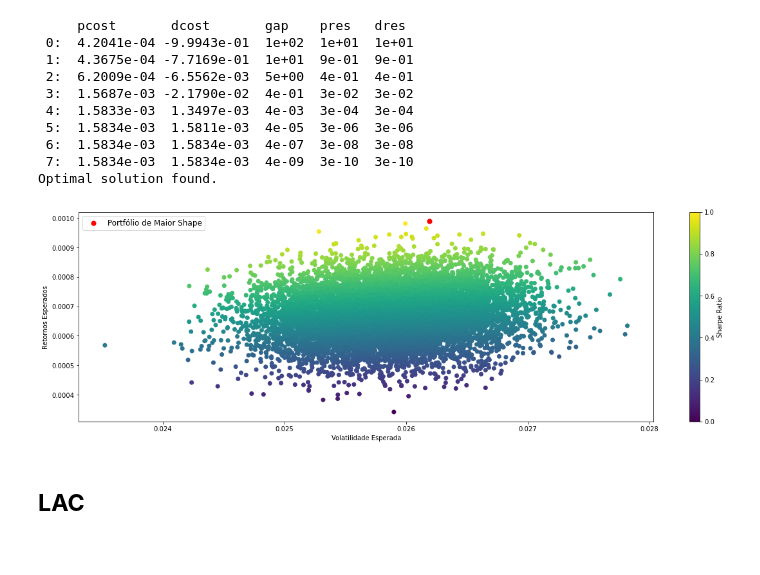
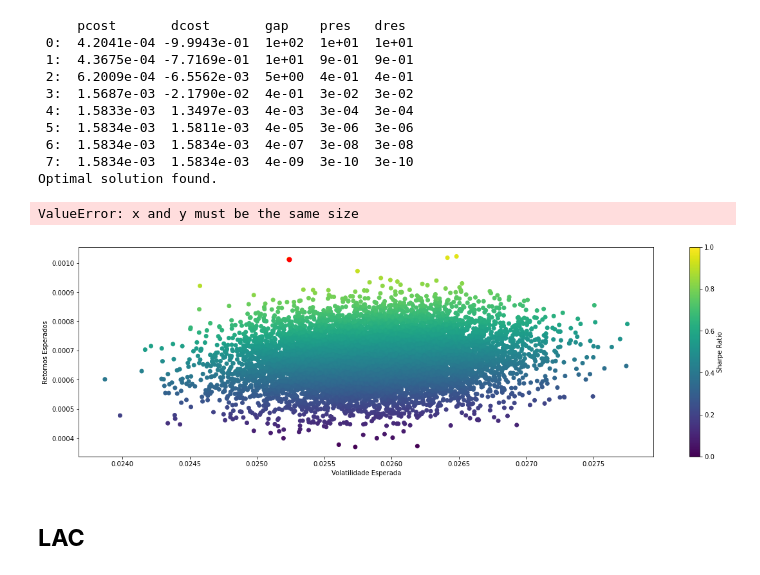
Before and after one commit to Insper-Data/Financas-2021.2, a Jupyter notebook: Codigo/Markowitz_working-Copy1.ipynb, the cells around one changed output. Drawn from its saved outputs; the diff is of its cells as text; code cells hidden in the pictures.

```diff
--- a/Codigo/Markowitz_working-Copy1.ipynb
+++ b/Codigo/Markowitz_working-Copy1.ipynb
@@ -175,6 +171,8 @@ b = co.matrix([ret_i, 1])
 res = co.solvers.qp(P = p, q = q, A = a, b = b, G = g, h = h)
 
 res = np.array(res['x'])
+
+res1 = res[0:]
 # %% [output]
      pcost       dcost       gap    pres   dres
  0:  4.2041e-04 -9.9943e-01  1e+02  1e+01  1e+01
@@ -189,15 +187,17 @@ Optimal solution found.
 # %%
 plt.figure(figsize=(20,6))
 plt.scatter(vol_esperada,retorno_esperado,c=sharpeRatio)
 plt.scatter(vol_esperada[maxindex],retorno_esperado[maxindex],label="Portfólio de Maior Shape",c="red",s=50,zorder=2)
 plt.colorbar(label = 'Sharpe Ratio')
 plt.xlabel('Volatilidade Esperada')
 plt.ylabel('Retornos Esperados')
 plt.scatter(vol_esperada[maxindex],retorno_esperado[maxindex], c = 'red')
+plt.scatter(res1, retornos_range)
 plt.legend(loc="upper left",fontsize=12)
 plt.show()
 # %% [output]
+ValueError: x and y must be the same size
-[figure, old version]
+[figure, new version]
 # %% [markdown]
 ## **LAC**
 # %%
```
Also changed, not shown: parts of 4 cells of this notebook.
